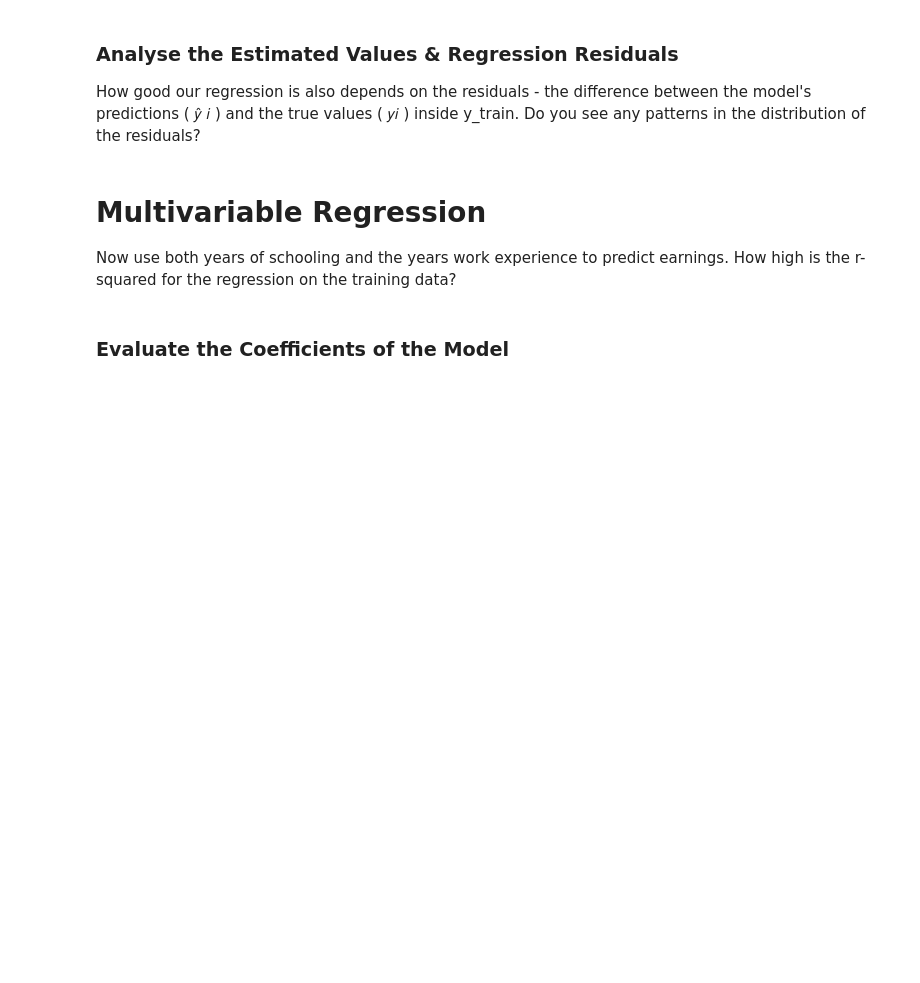
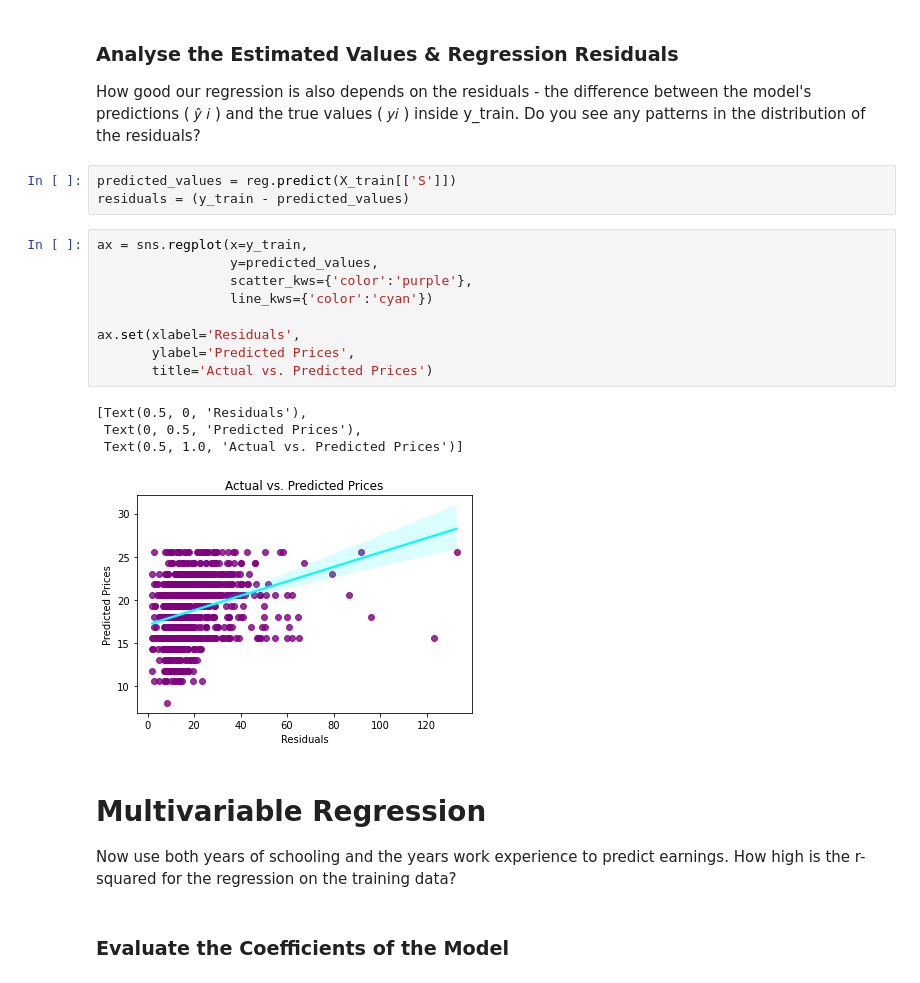
Before and after one commit to tomweinandy/100DaysOfCode, a Jupyter notebook: Projects/Day100/Determinants_of_Earnings.ipynb, the cells around one changed output. Cells and saved outputs as stored; diff of their text form; blank space fills up the shorter version.

```diff
--- a/Projects/Day100/Determinants_of_Earnings.ipynb
+++ b/Projects/Day100/Determinants_of_Earnings.ipynb
@@ -210,6 +244,23 @@ I can't interpret the coefficients without knowing their statistical significanc
 ### Analyse the Estimated Values & Regression Residuals
 
 How good our regression is also depends on the residuals - the difference between the model's predictions ( 𝑦̂ 𝑖 ) and the true values ( 𝑦𝑖 ) inside y_train. Do you see any patterns in the distribution of the residuals?
+# %%
+predicted_values = reg.predict(X_train[['S']])
+residuals = (y_train - predicted_values)
+# %%
+ax = sns.regplot(x=y_train,
+                 y=predicted_values,
+                 scatter_kws={'color':'purple'},
+                 line_kws={'color':'cyan'})
+
+ax.set(xlabel='Residuals',
+       ylabel='Predicted Prices',
+       title='Actual vs. Predicted Prices')
+# %% [output]
+[Text(0.5, 0, 'Residuals'),
+ Text(0, 0.5, 'Predicted Prices'),
+ Text(0.5, 1.0, 'Actual vs. Predicted Prices')]
+[figure, added]
 # %% [markdown]
 # Multivariable Regression
 
```
Also changed, not shown: parts of 5 cells of this notebook.
